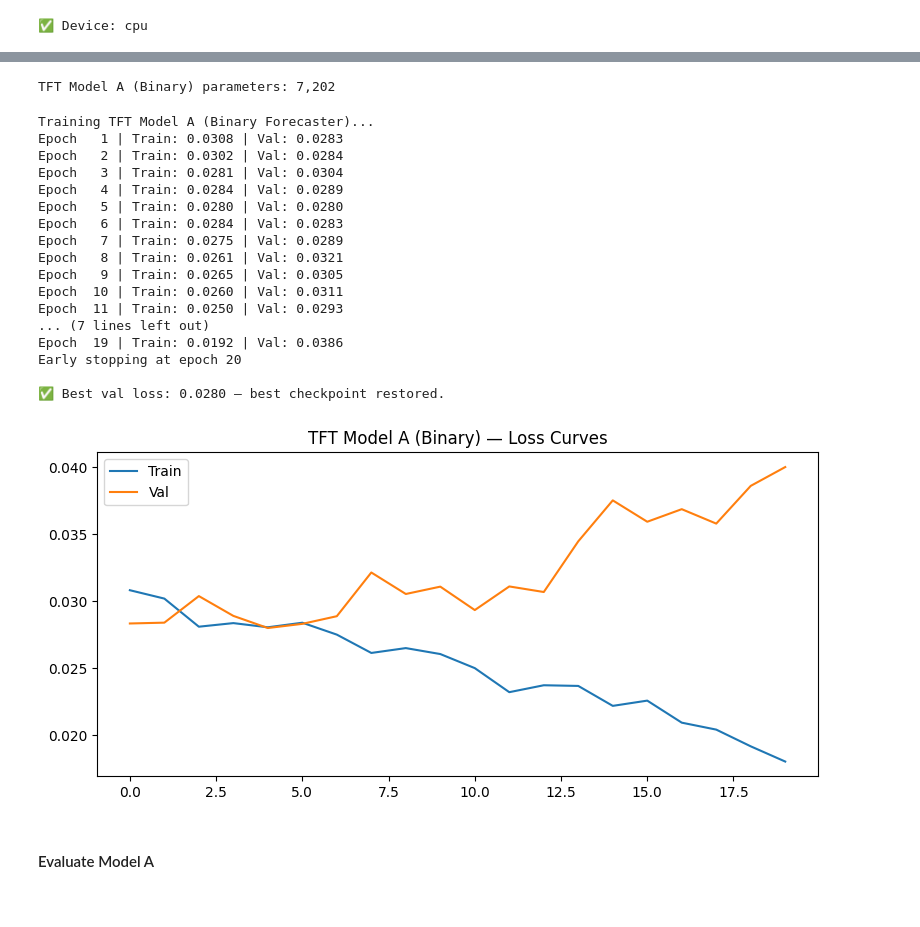
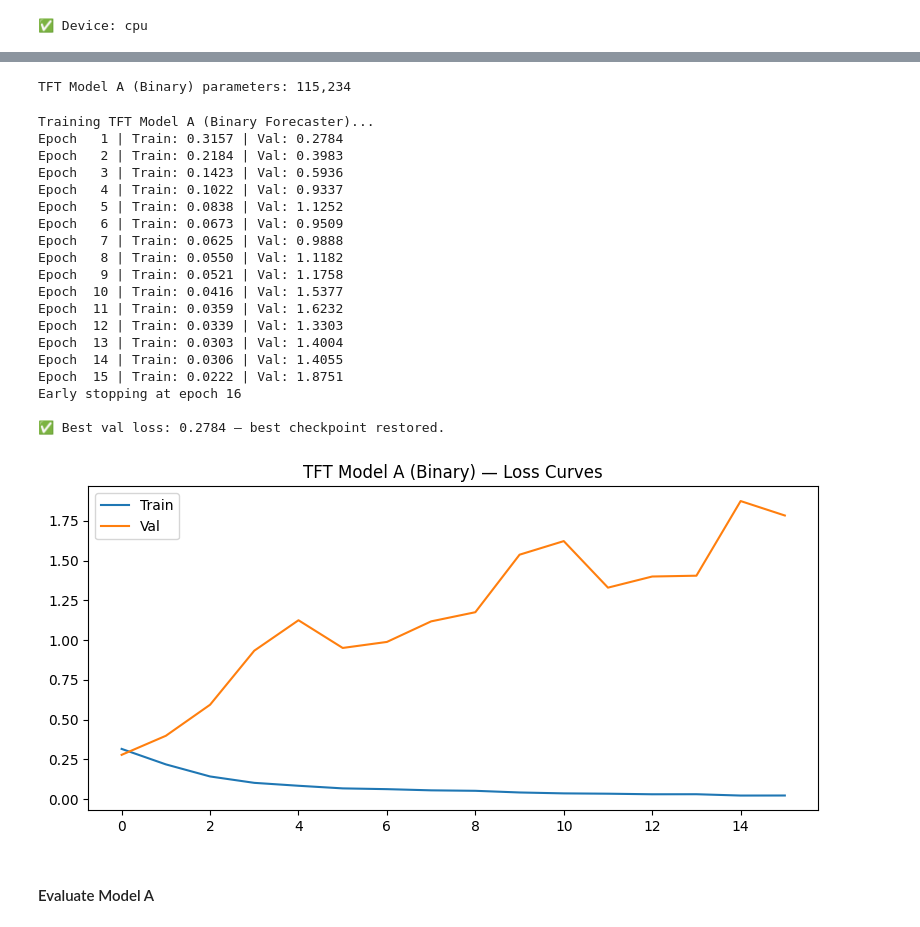
Before and after one commit to DeelakaDias/Preventing-Mechanism, a Jupyter notebook: All Models/03_TFT_Forecaster.ipynb, the cells around one changed output, grey strips where cells are left out. Saved outputs shown, nothing was run; the diff lists cells and outputs as text; code cells hidden in the pictures.

```diff
--- a/All Models/03_TFT_Forecaster.ipynb
+++ b/All Models/03_TFT_Forecaster.ipynb
@@ -39,18 +42,21 @@ TIME_STEPS         = d['TIME_STEPS']
 H                  = d['H']
 NUM_REASON_CLASSES = d['num_reason_classes']
 
-# CLASS WEIGHTS (binary)
-cc_bin      = np.bincount(d['y_fc_train_bin_seq'])
-cw_bin      = 1.0 / cc_bin
-cw_bin      = cw_bin / cw_bin.sum() * len(cw_bin)
-weights_bin = torch.FloatTensor(cw_bin).to(DEVICE)
+# Binary class counts
+cc_bin = np.bincount(d['y_fc_train_bin_seq'])
 
-train_loader_bin = DataLoader(TensorDataset(X_train, y_train_bin), batch_size=16, shuffle=True)
+# Dataset is already balanced — use normal DataLoader with shuffle
+train_loader_bin = DataLoader(
+    TensorDataset(X_train, y_train_bin),
+    batch_size=32,
+    shuffle=True
+)
 
 print(f'✅ Data loaded.')
-print(f'   Features: {NUM_FEATURES}, TIME_STEPS: {TIME_STEPS}, H: {H}')
-print(f'   Binary class counts  : {cc_bin}')
-print(f'   Binary class weights : {cw_bin.round(3)}')
-print(f'   Reason classes       : {list(encoder_reason.classes_)}')
+print(f'   Features   : {NUM_FEATURES}, TIME_STEPS: {TIME_STEPS}, H: {H}')
+print(f'   Binary class counts (train): {cc_bin}')
+print(f'   Safe %                     : {(d["y_fc_train_bin_seq"]==0).mean()*100:.1f}%')
+print(f'   Breakdown %                : {(d["y_fc_train_bin_seq"]==1).mean()*100:.1f}%')
+print(f'   Reason classes             : {list(encoder_reason.classes_)}')
 # %% [output]
 ✅ Data loaded.
@@ -85,19 +92,19 @@ class GRN(nn.Module):
 
 class TFT_Forecaster(nn.Module):
     def __init__(self, num_features, time_steps, num_classes,
-                 hidden_size=16, num_heads=1, dropout=0.4):
+                 hidden_size=64, num_heads=4, dropout=0.3):
         super().__init__()
         self.time_steps    = time_steps
         self.input_proj    = GRN(num_features, hidden_size, hidden_size, dropout)
-        # 1 LSTM layer — simplest possible sequential encoder
-        self.lstm_encoder  = nn.LSTM(hidden_size, hidden_size, 1, batch_first=True)
+        self.lstm_encoder  = nn.LSTM(hidden_size, hidden_size, 2,
+                                     batch_first=True, dropout=dropout)
         self.attention     = nn.MultiheadAttention(hidden_size, num_heads,
                                                     dropout=dropout, batch_first=True)
         self.attn_norm     = nn.LayerNorm(hidden_size)
         self.post_attn_grn = GRN(hidden_size, hidden_size, hidden_size, dropout)
         self.classifier    = nn.Sequential(
-            nn.Linear(hidden_size, hidden_size), nn.ReLU(),
-            nn.Dropout(dropout), nn.Linear(hidden_size, num_classes)
+            nn.Linear(hidden_size, 32), nn.ReLU(),
+            nn.Dropout(dropout), nn.Linear(32, num_classes)
         )
 
     def forward(self, x):
@@ -115,15 +122,20 @@ class TFT_Forecaster(nn.Module):
 # %%
 model_a = TFT_Forecaster(
     num_features=NUM_FEATURES, time_steps=TIME_STEPS,
-    num_classes=2, hidden_size=16, num_heads=1, dropout=0.4
+    num_classes=2, hidden_size=64, num_heads=4, dropout=0.3
 ).to(DEVICE)
 print(f'TFT Model A (Binary) parameters: {sum(p.numel() for p in model_a.parameters()):,}')
 # %% [output]
-TFT Model A (Binary) parameters: 7,202
+TFT Model A (Binary) parameters: 115,234
 # %%
 EPOCHS    = 100
 optimizer = torch.optim.Adam(model_a.parameters(), lr=1e-3)
-criterion = nn.CrossEntropyLoss()
+cc_bin_counts = np.bincount(d['y_fc_train_bin_seq'])
+cw = len(cc_bin_counts) / (cc_bin_counts * 2.0)
+criterion = nn.CrossEntropyLoss(
+    weight=torch.FloatTensor(cw).to(DEVICE)
+)
+
 scheduler = torch.optim.lr_scheduler.CosineAnnealingLR(optimizer, T_max=50)
 
 best_val_loss    = float('inf')
@@ -139,7 +151,7 @@ for epoch in range(EPOCHS):
         optimizer.zero_grad()
         loss = criterion(model_a(xb), yb)
         loss.backward()
-        torch.nn.utils.clip_grad_norm_(model_a.parameters(), 0.5)
+        torch.nn.utils.clip_grad_norm_(model_a.parameters(), 1.0)
         optimizer.step()
         batch_losses.append(loss.item())
     scheduler.step()
@@ -148,49 +160,51 @@ for epoch in range(EPOCHS):
     with torch.no_grad():
         val_loss = criterion(model_a(X_test), y_test_bin).item()
     train_loss = np.mean(batch_losses)
     train_losses.append(train_loss)
     val_losses.append(val_loss)
 
     if val_loss < best_val_loss:
         best_val_loss = val_loss
         torch.save(model_a.state_dict(), 'best_tft_binary.pt')
         patience_counter = 0
     else:
         patience_counter += 1
         if patience_counter >= PATIENCE:
             print(f'Early stopping at epoch {epoch+1}')
             break
 
     print(f'Epoch {epoch+1:3d} | Train: {train_loss:.4f} | Val: {val_loss:.4f}')
 
 model_a.load_state_dict(torch.load('best_tft_binary.pt'))
 print(f'\n✅ Best val loss: {best_val_loss:.4f} — best checkpoint restored.')
 
 plt.figure(figsize=(8,4))
 plt.plot(train_losses, label='Train')
 plt.plot(val_losses, label='Val')
 plt.title('TFT Model A (Binary) — Loss Curves')
 plt.legend(); plt.tight_layout()
 plt.savefig('tft_binary_loss.png', dpi=150); plt.show()
 # %% [output]
 Training TFT Model A (Binary Forecaster)...
-Epoch   1 | Train: 0.0308 | Val: 0.0283
-Epoch   2 | Train: 0.0302 | Val: 0.0284
-Epoch   3 | Train: 0.0281 | Val: 0.0304
-Epoch   4 | Train: 0.0284 | Val: 0.0289
-Epoch   5 | Train: 0.0280 | Val: 0.0280
-Epoch   6 | Train: 0.0284 | Val: 0.0283
-Epoch   7 | Train: 0.0275 | Val: 0.0289
-Epoch   8 | Train: 0.0261 | Val: 0.0321
-Epoch   9 | Train: 0.0265 | Val: 0.0305
-Epoch  10 | Train: 0.0260 | Val: 0.0311
-Epoch  11 | Train: 0.0250 | Val: 0.0293
-... (7 lines left out)
-Epoch  19 | Train: 0.0192 | Val: 0.0386
-Early stopping at epoch 20
+Epoch   1 | Train: 0.3157 | Val: 0.2784
+Epoch   2 | Train: 0.2184 | Val: 0.3983
+Epoch   3 | Train: 0.1423 | Val: 0.5936
+Epoch   4 | Train: 0.1022 | Val: 0.9337
+Epoch   5 | Train: 0.0838 | Val: 1.1252
+Epoch   6 | Train: 0.0673 | Val: 0.9509
+Epoch   7 | Train: 0.0625 | Val: 0.9888
+Epoch   8 | Train: 0.0550 | Val: 1.1182
+Epoch   9 | Train: 0.0521 | Val: 1.1758
+Epoch  10 | Train: 0.0416 | Val: 1.5377
+Epoch  11 | Train: 0.0359 | Val: 1.6232
+Epoch  12 | Train: 0.0339 | Val: 1.3303
+Epoch  13 | Train: 0.0303 | Val: 1.4004
+Epoch  14 | Train: 0.0306 | Val: 1.4055
+Epoch  15 | Train: 0.0222 | Val: 1.8751
+Early stopping at epoch 16
 
-✅ Best val loss: 0.0280 — best checkpoint restored.
+✅ Best val loss: 0.2784 — best checkpoint restored.
-[figure, old version]
+[figure, new version]
 # %% [markdown]
 #### Evaluate Model A
 # %%
```
Also changed, not shown: parts of 11 cells of this notebook, 3 other files.
